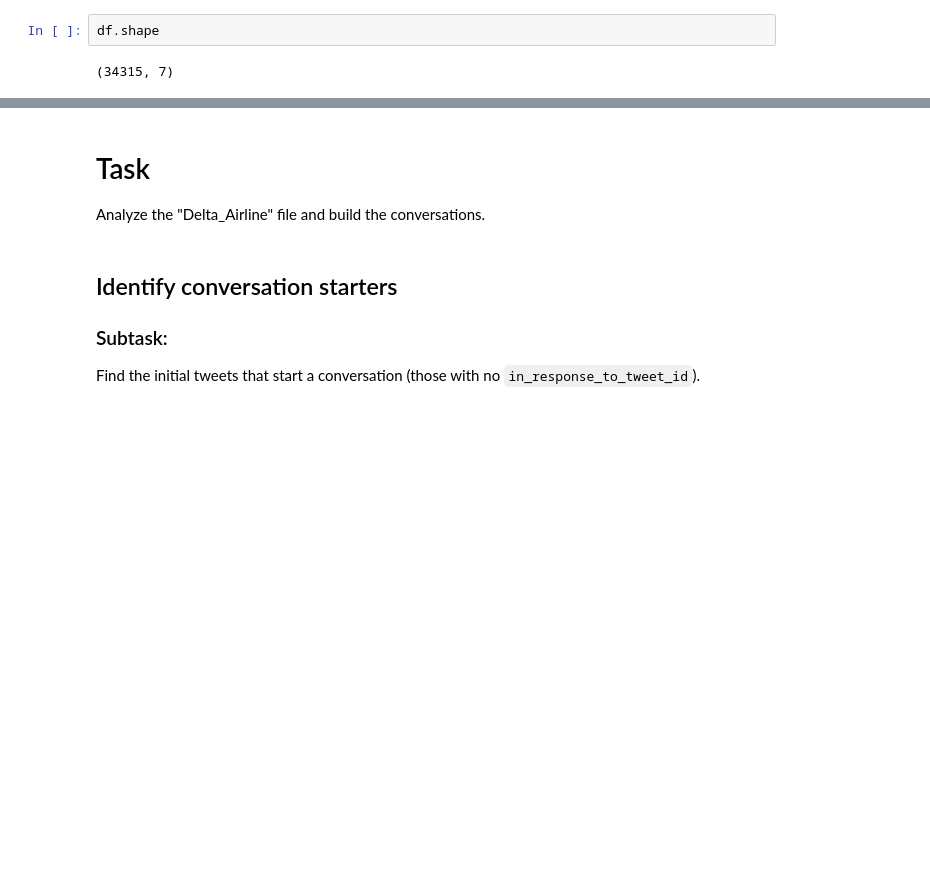
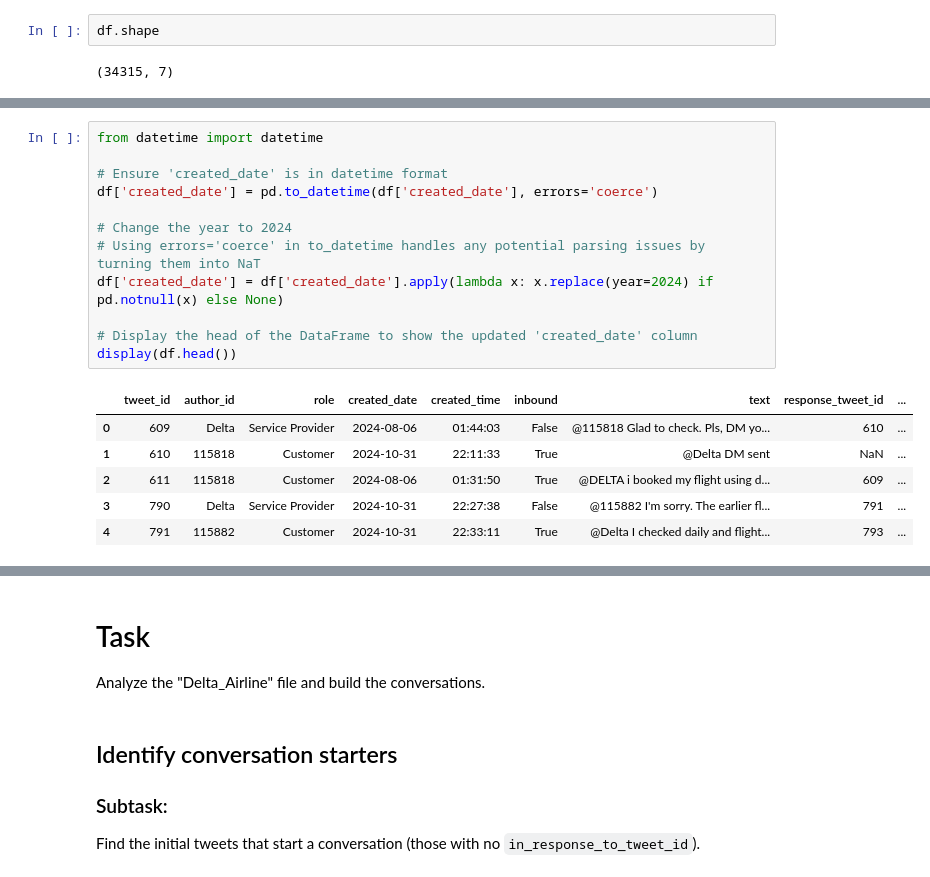
Before and after one commit to Vivek-Sajjan/Conversational-AI-Project, a Jupyter notebook: twitter_analysis_Delta_mongo.ipynb, the cells around one changed output, grey strips where cells are left out. Cells and saved outputs as stored; diff of their text form; blank space fills up the shorter version.

```diff
--- a/twitter_analysis_Delta_mongo.ipynb
+++ b/twitter_analysis_Delta_mongo.ipynb
@@ -53,0 +82,19 @@ display(df.head())
+# %%
+from datetime import datetime
+
+# Ensure 'created_date' is in datetime format
+df['created_date'] = pd.to_datetime(df['created_date'], errors='coerce')
+
+# Change the year to 2024
+# Using errors='coerce' in to_datetime handles any potential parsing issues by turning them into NaT
+df['created_date'] = df['created_date'].apply(lambda x: x.replace(year=2024) if pd.notnull(x) else None)
+
+# Display the head of the DataFrame to show the updated 'created_date' column
+display(df.head())
+# %% [output]
+|  | tweet_id | author_id | role | created_date | created_time | inbound | text | response_tweet_id | ... |
+| 0 | 609 | Delta | Service Provider | 2024-08-06 | 01:44:03 | False | @115818 Glad to check. Pls, DM yo... | 610 | ... |
+| 1 | 610 | 115818 | Customer | 2024-10-31 | 22:11:33 | True | @Delta DM sent | NaN | ... |
+| 2 | 611 | 115818 | Customer | 2024-08-06 | 01:31:50 | True | @DELTA i booked my flight using d... | 609 | ... |
+| 3 | 790 | Delta | Service Provider | 2024-10-31 | 22:27:38 | False | @115882 I'm sorry. The earlier fl... | 791 | ... |
+| 4 | 791 | 115882 | Customer | 2024-10-31 | 22:33:11 | True | @Delta I checked daily and flight... | 793 | ... |
```
Also changed, not shown: parts of 11 cells of this notebook.
